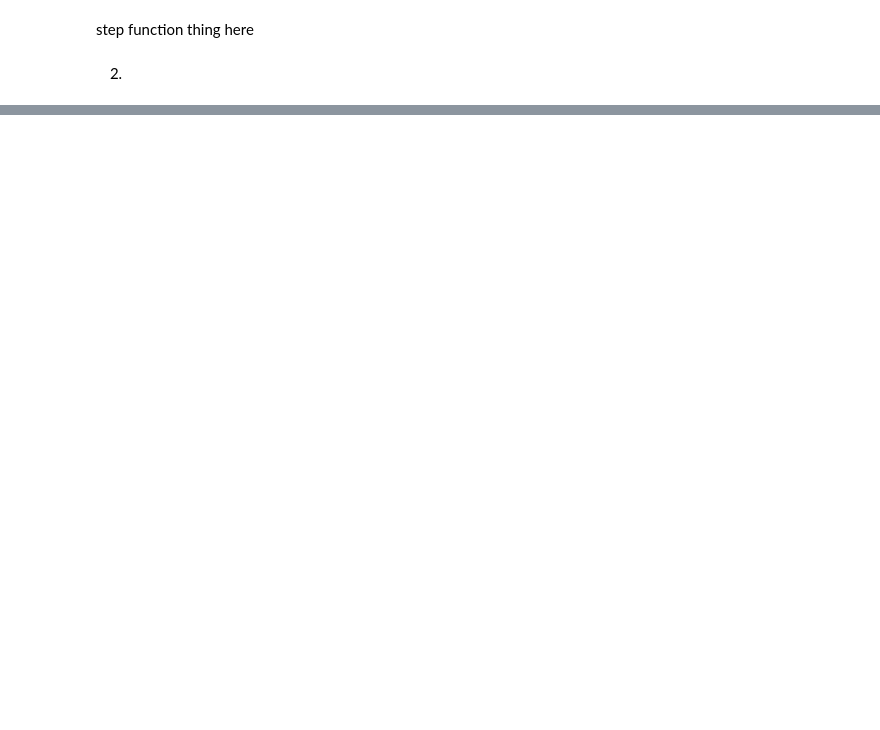
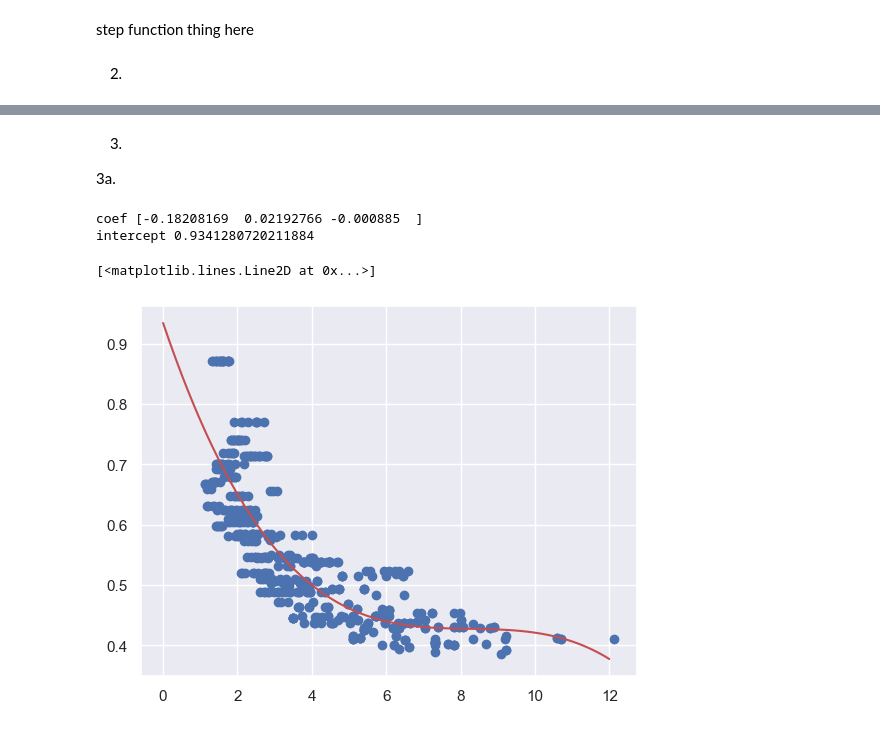
Before and after one commit to bhnord/CS4342, a Jupyter notebook: Assignment 5 Code/Assignment5.ipynb, the cells around one changed output, grey strips where cells are left out. Drawn from its saved outputs; the diff is of its cells as text; code cells hidden in the pictures; blank space fills up the shorter version.

```diff
--- a/Assignment 5 Code/Assignment5.ipynb
+++ b/Assignment 5 Code/Assignment5.ipynb
@@ -111,0 +148,21 @@ Name: sex, dtype: int64
+# %% [markdown]
+3.
+3a.
+# %%
+df = pd.read_csv('Boston.csv')
+#pred = dis resp = nox
+X= df['dis'].values.reshape(-1,1)
+y =df['nox']
+pip = make_pipeline(PolynomialFeatures(degree=3), LinearRegression())
+pip.fit(X, y)
+print("coef", pip[1].coef_[1:])
+print("intercept", pip[1].intercept_)
+space = np.linspace(0, 12, 100).reshape(-1,1)
+ypred = pip.predict(space)
+plt.scatter(X, y)
+plt.plot(space, ypred, color="r")
+# %% [output]
+coef [-0.18208169  0.02192766 -0.000885  ]
+intercept 0.9341280720211884
+[<matplotlib.lines.Line2D at 0x...>]
+[figure, added]
```
Also changed, not shown: parts of 10 cells of this notebook, 1 other file.
